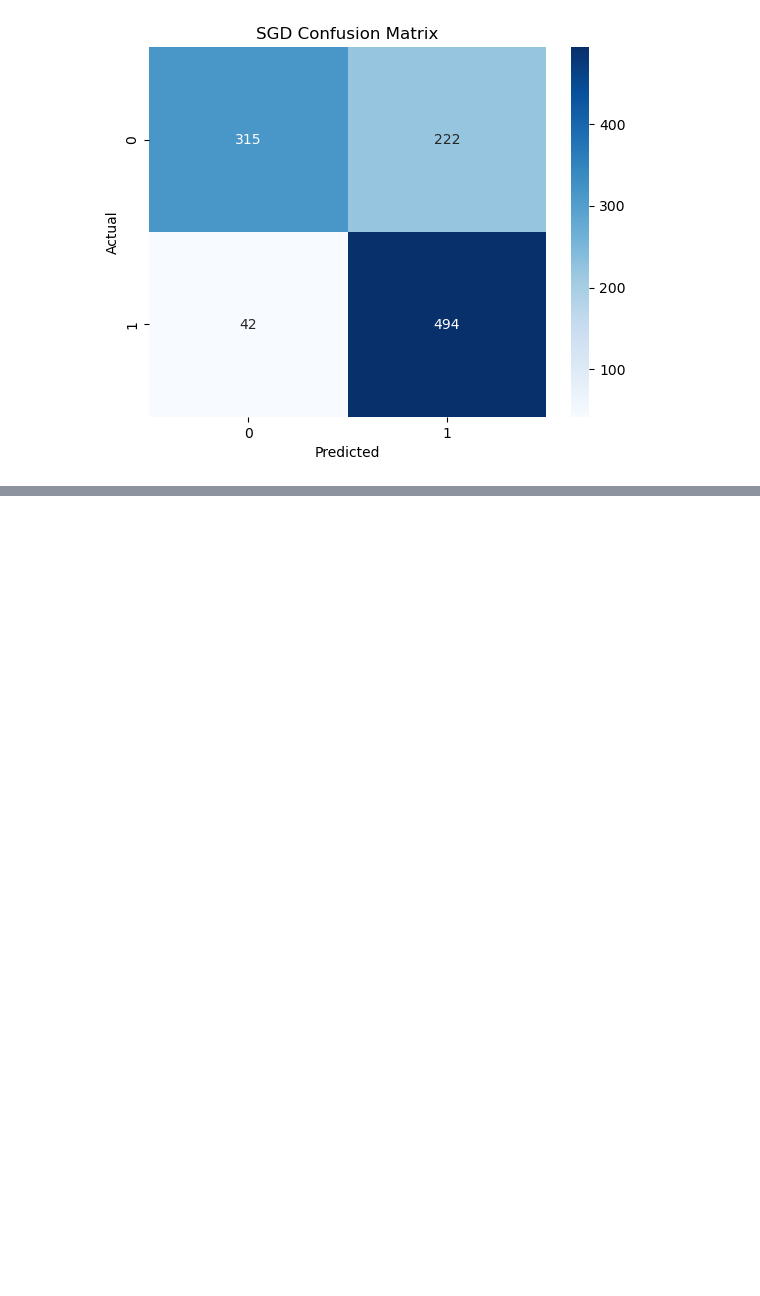
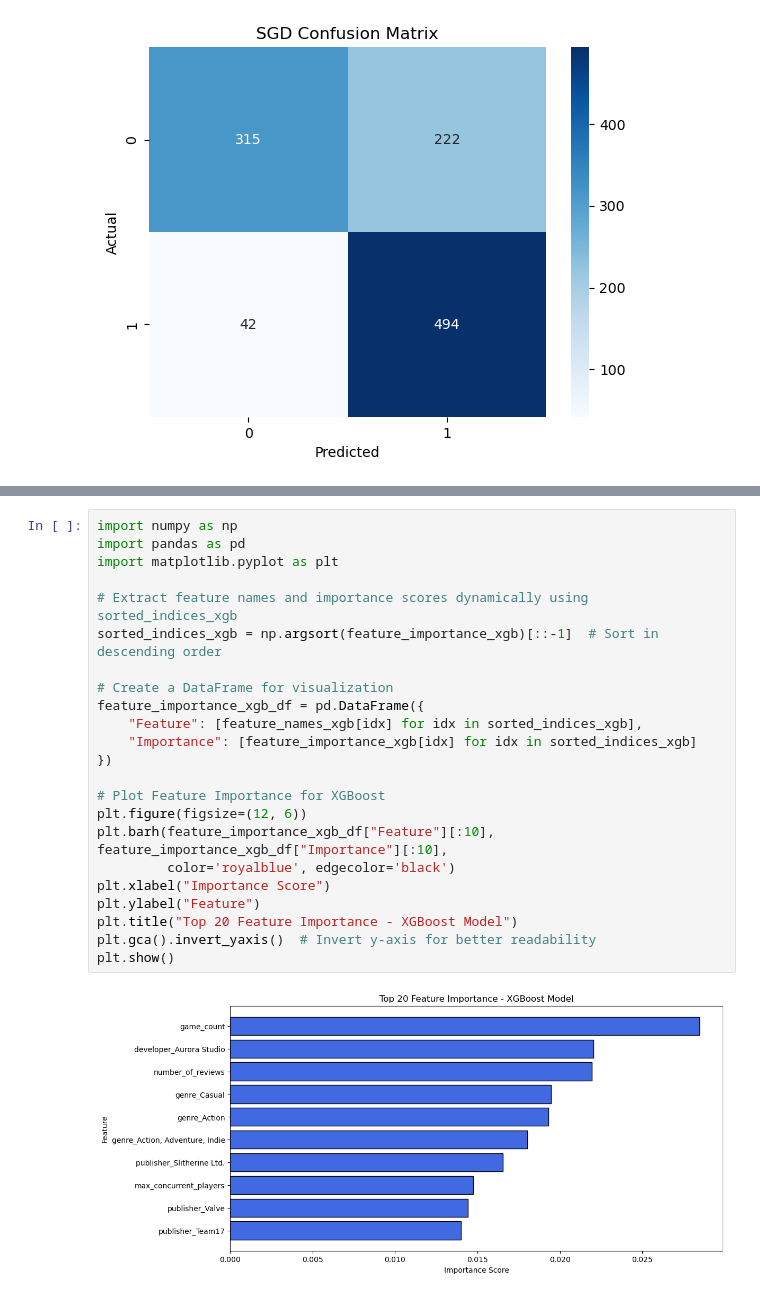
Before and after one commit to adhikaribiju/Analyzing-Gaming-Addiction-Trends-and-Player-Engagement, a Jupyter notebook: docs/Data Science Capstone.ipynb, the cells around one changed output, grey strips where cells are left out. Saved outputs shown, nothing was run; the diff lists cells and outputs as text; blank space fills up the shorter version.

```diff
--- a/docs/Data Science Capstone.ipynb
+++ b/docs/Data Science Capstone.ipynb
@@ -2172,0 +2239,25 @@ plt.show()
+# %%
+import numpy as np
+import pandas as pd
+import matplotlib.pyplot as plt
+
+# Extract feature names and importance scores dynamically using sorted_indices_xgb
+sorted_indices_xgb = np.argsort(feature_importance_xgb)[::-1]  # Sort in descending order
+
+# Create a DataFrame for visualization
+feature_importance_xgb_df = pd.DataFrame({
+    "Feature": [feature_names_xgb[idx] for idx in sorted_indices_xgb],
+    "Importance": [feature_importance_xgb[idx] for idx in sorted_indices_xgb]
+})
+
+# Plot Feature Importance for XGBoost
+plt.figure(figsize=(12, 6))
+plt.barh(feature_importance_xgb_df["Feature"][:10], feature_importance_xgb_df["Importance"][:10],
+         color='royalblue', edgecolor='black')
+plt.xlabel("Importance Score")
+plt.ylabel("Feature")
+plt.title("Top 20 Feature Importance - XGBoost Model")
+plt.gca().invert_yaxis()  # Invert y-axis for better readability
+plt.show()
+# %% [output]
+[figure, added]
```
Also changed, not shown: parts of 14 cells of this notebook, 14 other files.
